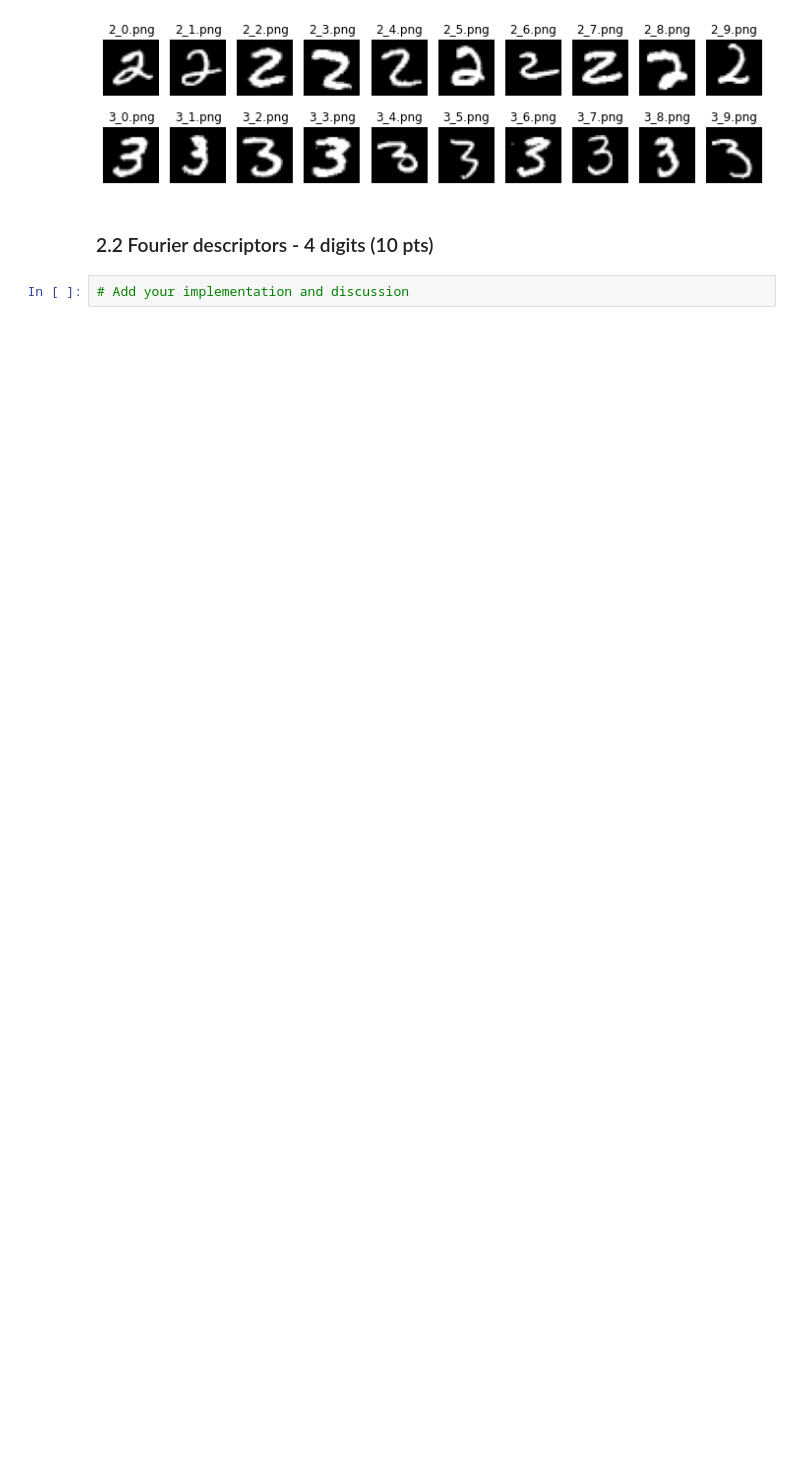
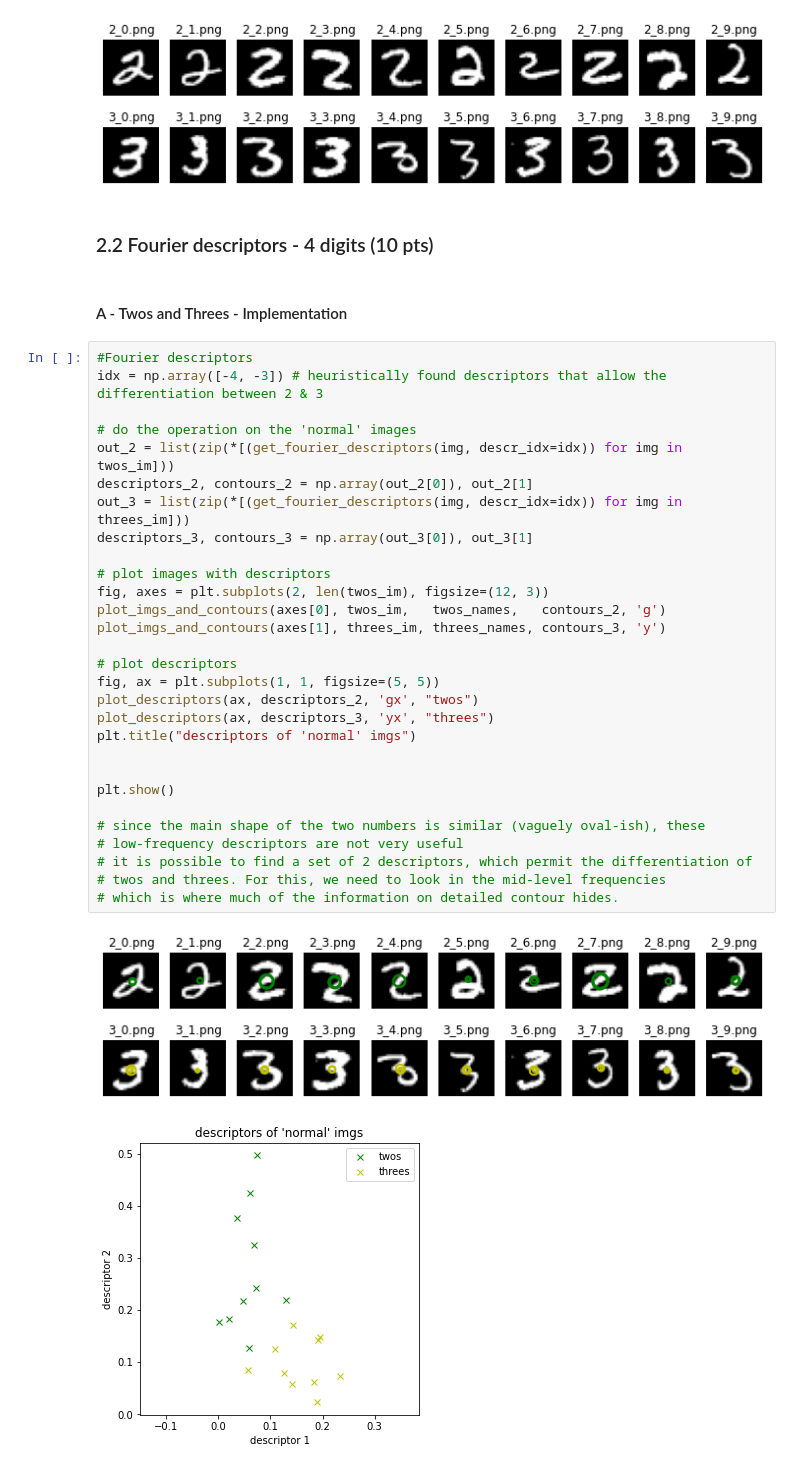
Before and after one commit to mbiselx/ImgAnlNPatRec, a Jupyter notebook: labs/lab_02_object_description.ipynb, the cells around one changed output. Drawn from its saved outputs; the diff is of its cells as text; blank space fills up the shorter version.

```diff
--- a/labs/lab_02_object_description.ipynb
+++ b/labs/lab_02_object_description.ipynb
@@ -264,5 +321,37 @@ for ax, im, nm in zip(axes[1], threes_im, threes_names):
 [figure]
 # %% [markdown]
 ### 2.2 Fourier descriptors - 4 digits (10 pts)
-# %%
-# Add your implementation and discussion
+# %% [markdown]
+#### A - Twos and Threes - Implementation
+# %%
+#Fourier descriptors
+idx = np.array([-4, -3]) # heuristically found descriptors that allow the differentiation between 2 & 3
+
+# do the operation on the 'normal' images
+out_2 = list(zip(*[(get_fourier_descriptors(img, descr_idx=idx)) for img in twos_im]))
+descriptors_2, contours_2 = np.array(out_2[0]), out_2[1]
+out_3 = list(zip(*[(get_fourier_descriptors(img, descr_idx=idx)) for img in threes_im]))
+descriptors_3, contours_3 = np.array(out_3[0]), out_3[1]
+
+# plot images with descriptors
+fig, axes = plt.subplots(2, len(twos_im), figsize=(12, 3))
+plot_imgs_and_contours(axes[0], twos_im,   twos_names,   contours_2, 'g')
+plot_imgs_and_contours(axes[1], threes_im, threes_names, contours_3, 'y')
+
+# plot descriptors
+fig, ax = plt.subplots(1, 1, figsize=(5, 5))
+plot_descriptors(ax, descriptors_2, 'gx', "twos")
+plot_descriptors(ax, descriptors_3, 'yx', "threes")
+plt.title("descriptors of 'normal' imgs")
+
+
+plt.show()
+
+# since the main shape of the two numbers is similar (vaguely oval-ish), these
+# low-frequency descriptors are not very useful
+# it is possible to find a set of 2 descriptors, which permit the differentiation of
+# twos and threes. For this, we need to look in the mid-level frequencies
+# which is where much of the information on detailed contour hides.
+# %% [output]
+[figure, added]
+[figure, added]
```
Also changed, not shown: parts of 13 cells of this notebook.
